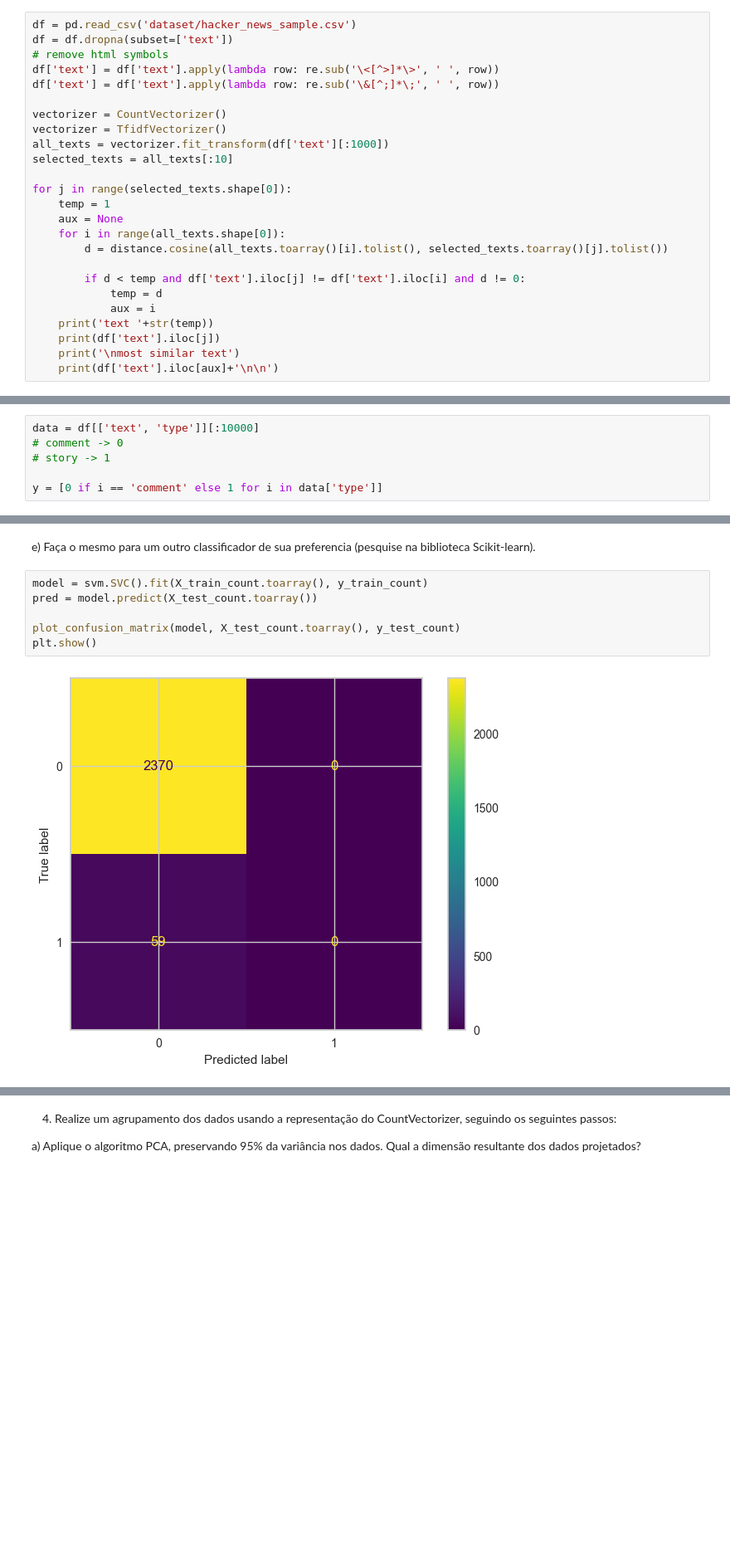
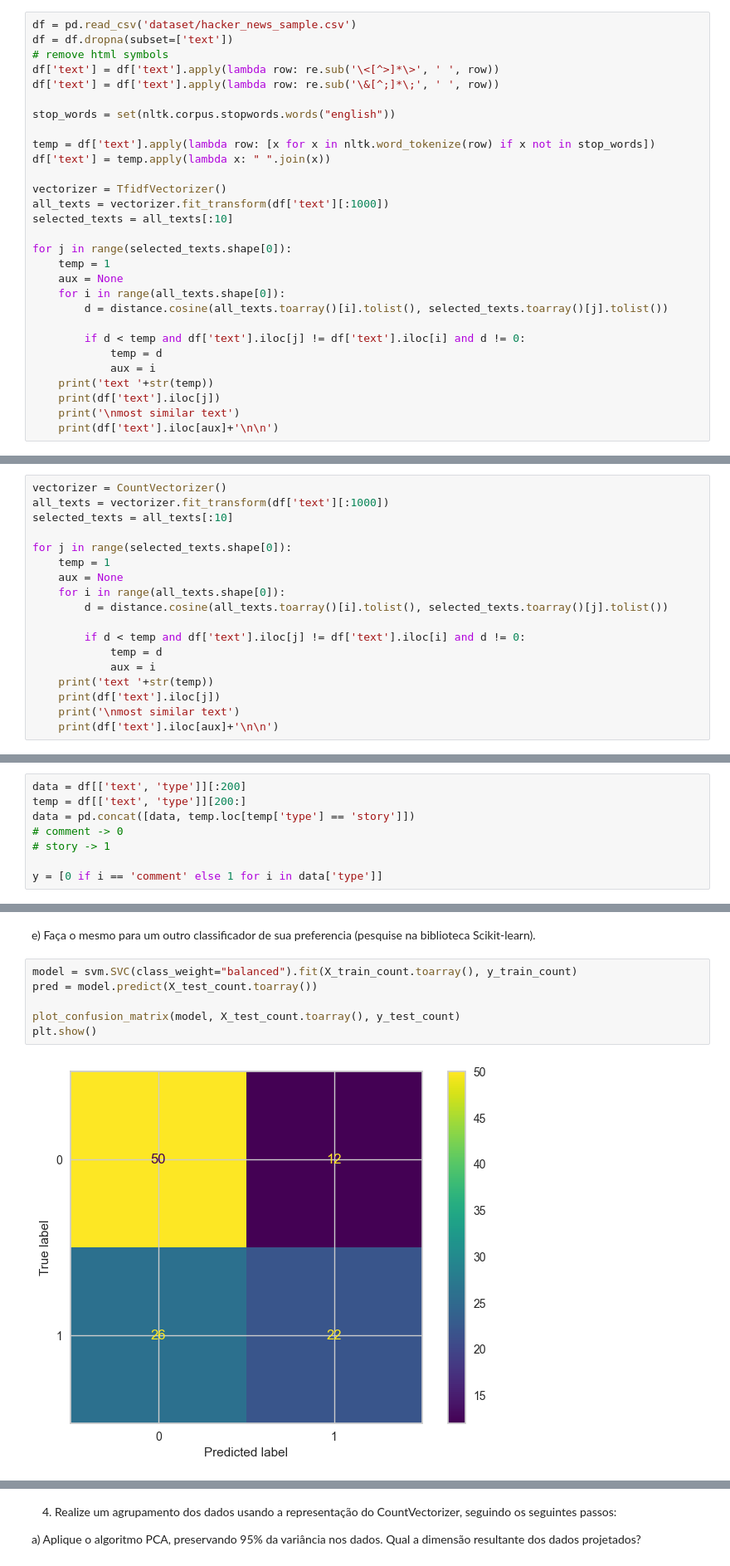
Before and after one commit to PeterMatthew/NLP, a Jupyter notebook: lista2.ipynb, the cells around one changed output, grey strips where cells are left out. Shown: that part at 83% size. Drawn from its saved outputs; the diff is of its cells as text; blank space fills up the shorter version.

```diff
--- a/lista2.ipynb
+++ b/lista2.ipynb
@@ -42,7 +46,11 @@ df = df.dropna(subset=['text'])
 df['text'] = df['text'].apply(lambda row: re.sub('\<[^>]*\>', ' ', row))
 df['text'] = df['text'].apply(lambda row: re.sub('\&[^;]*\;', ' ', row))
 
-vectorizer = CountVectorizer()
+stop_words = set(nltk.corpus.stopwords.words("english"))
+
+temp = df['text'].apply(lambda row: [x for x in nltk.word_tokenize(row) if x not in stop_words])
+df['text'] = temp.apply(lambda x: " ".join(x))
+
 vectorizer = TfidfVectorizer()
 all_texts = vectorizer.fit_transform(df['text'][:1000])
 selected_texts = all_texts[:10]
@@ -80,0 +89,18 @@ I like that mind if I borrow it for future discourse?
+# %%
+vectorizer = CountVectorizer()
+all_texts = vectorizer.fit_transform(df['text'][:1000])
+selected_texts = all_texts[:10]
+
+for j in range(selected_texts.shape[0]):
+    temp = 1
+    aux = None
+    for i in range(all_texts.shape[0]):
+        d = distance.cosine(all_texts.toarray()[i].tolist(), selected_texts.toarray()[j].tolist())
+
+        if d < temp and df['text'].iloc[j] != df['text'].iloc[i] and d != 0:
+            temp = d
+            aux = i
+    print('text '+str(temp))
+    print(df['text'].iloc[j])
+    print('\nmost similar text')
+    print(df['text'].iloc[aux]+'\n\n')
@@ -82,7 +126,9 @@ I like that mind if I borrow it for future discourse?
 2. Elabore um problema de classificação binária de textos coerente com sua base.
 a) Determine o rótulo dos documentos (separando os documentos em classes bem definidas).
 # %%
-data = df[['text', 'type']][:10000]
+data = df[['text', 'type']][:200]
+temp = df[['text', 'type']][200:]
+data = pd.concat([data, temp.loc[temp['type'] == 'story']])
 # comment -> 0
 # story -> 1
 
@@ -176,13 +222,13 @@ acuracia 0.9473034170440511
 # %% [markdown]
 e) Faça o mesmo para um outro classificador de sua preferencia (pesquise na biblioteca Scikit-learn).
 # %%
-model = svm.SVC().fit(X_train_count.toarray(), y_train_count)
+model = svm.SVC(class_weight="balanced").fit(X_train_count.toarray(), y_train_count)
 pred = model.predict(X_test_count.toarray())
 
 plot_confusion_matrix(model, X_test_count.toarray(), y_test_count)
 plt.show()
 # %% [output]
-[figure, old version]
+[figure, new version]
 # %%
 print('F1 score '+str(f1_score(y_test_count, pred)))
 print('recall '+str(recall_score(y_test_count, pred)))
```
Also changed, not shown: parts of 26 cells of this notebook.
